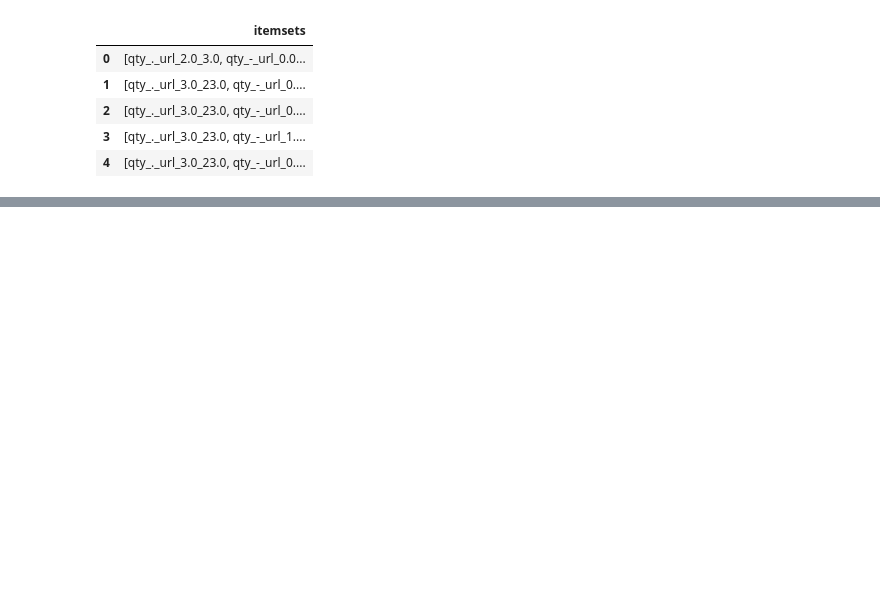
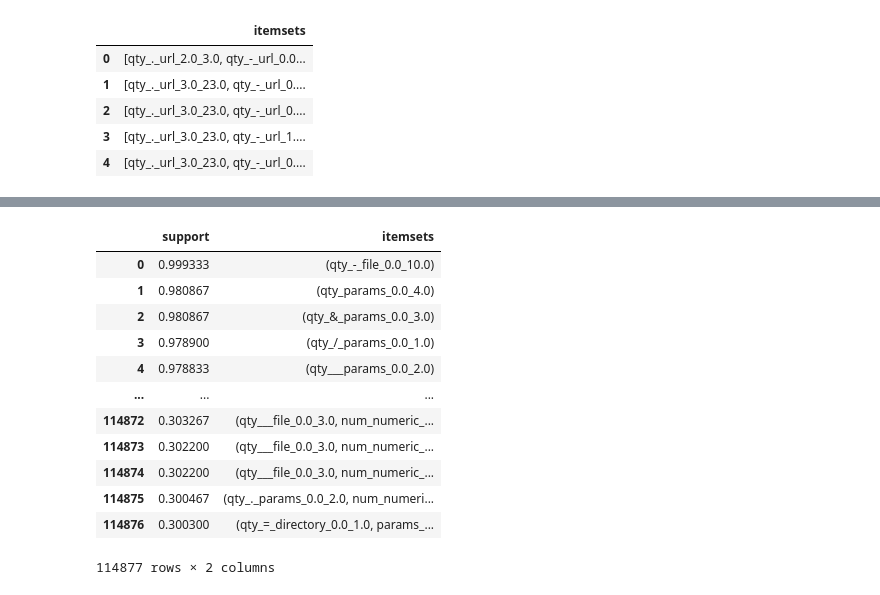
Before and after one commit to RezaAbbaszadeh/PhishingDetection, a Jupyter notebook: frequent_patterns.ipynb, the cells around one changed output, grey strips where cells are left out. Drawn from its saved outputs; the diff is of its cells as text; code cells hidden in the pictures; blank space fills up the shorter version.

```diff
--- a/frequent_patterns.ipynb
+++ b/frequent_patterns.ipynb
@@ -8,0 +45,23 @@ filepath = "features/url_features.csv"  # Replace with your dataset file path
+# %%
+
+df = pd.read_csv(filepath)
+print(df.shape)
+df = df.loc[:, df.nunique() > 1]
+print(df.shape)
+
+column_map = {}
+
+for col in df.columns:
+    column_values = tuple(df[col])  # Convert column values to a tuple
+    column_map.setdefault(column_values, []).append(col)
+
+# Step 2: Identify columns with duplicate data
+duplicate_columns = {k: v for k, v in column_map.items() if len(v) > 1}
+
+# Step 3: Keep only one column from each group
+columns_to_drop = [cols[1:] for cols in duplicate_columns.values()]  # Get all but the first column in each group
+columns_to_drop = [col for group in columns_to_drop for col in group]  # Flatten the list of lists
+
+# Drop duplicate columns
+df = df.drop(columns=columns_to_drop)
+print(df.shape)
@@ -304,0 +423,16 @@ print("Results saved to 'frequent_itemsets.csv' and 'association_rules_phishing.
+# %%
+frequent_itemset_1
+# %% [output]
+|  | support | itemsets |
+| 0 | 0.999333 | (qty_-_file_0.0_10.0) |
+| 1 | 0.980867 | (qty_params_0.0_4.0) |
+| 2 | 0.980867 | (qty_&_params_0.0_3.0) |
+| 3 | 0.978900 | (qty_/_params_0.0_1.0) |
+| 4 | 0.978833 | (qty___params_0.0_2.0) |
+| ... | ... | ... |
+| 114872 | 0.303267 | (qty___file_0.0_3.0, num_numeric_... |
+| 114873 | 0.302200 | (qty___file_0.0_3.0, num_numeric_... |
+| 114874 | 0.302200 | (qty___file_0.0_3.0, num_numeric_... |
+| 114875 | 0.300467 | (qty_._params_0.0_2.0, num_numeri... |
+| 114876 | 0.300300 | (qty_=_directory_0.0_1.0, params_... |
+114877 rows × 2 columns
```
Also changed, not shown: parts of 14 cells of this notebook, 2 other files.
